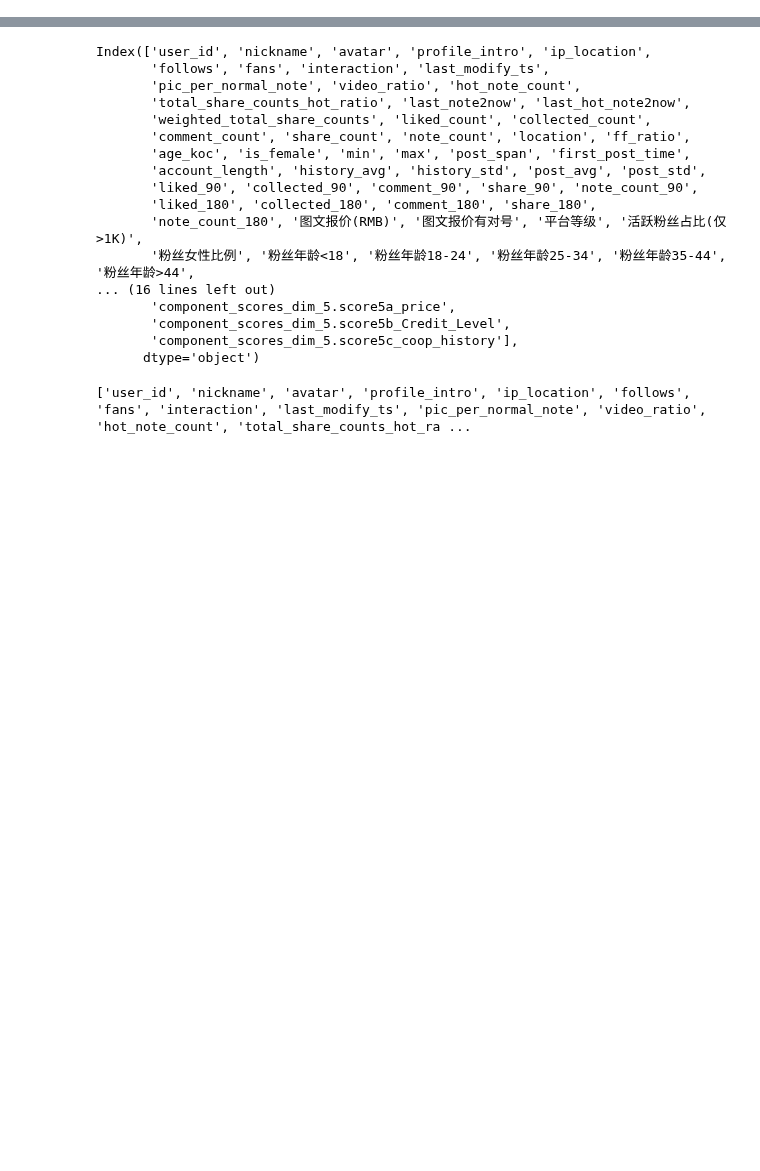
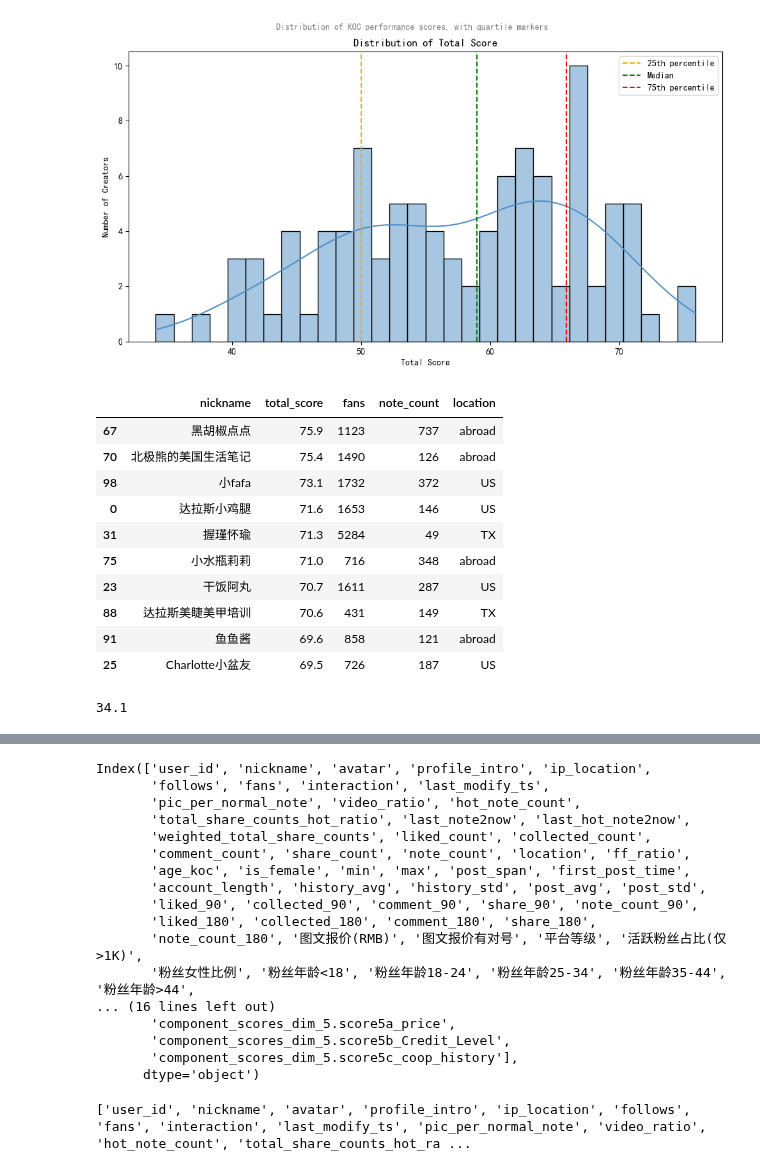
Before and after one commit to Dr-Spicy/MF_KOC, a Jupyter notebook: EDA/eda_xh1_4.ipynb, the cells around one changed output, grey strips where cells are left out. Saved outputs shown, nothing was run; the diff lists cells and outputs as text; code cells hidden in the pictures; blank space fills up the shorter version.

```diff
--- a/EDA/eda_xh1_4.ipynb
+++ b/EDA/eda_xh1_4.ipynb
@@ -10,6 +10,48 @@ preferred_fonts = ['Microsoft YaHei', 'PingFang SC', 'Arial Unicode MS', 'Noto S
 plt.rcParams['axes.unicode_minus'] = False
 plt.rcParams['font.family'] = ['sans-serif']
 plt.rcParams['font.sans-serif'] = ['SimHei']  # 可替换为 'Arial Unicode MS' 或 'Microsoft YaHei'
+# %%
+df_creator = pd.read_json('F:\Data Storage\MF_KOC\Data\KOC_final4LLM\creator_final.json')
+# Plot the distribution of total_score
+plt.figure(figsize=(10, 6))
+sns.histplot(df_creator['total_score'].dropna(), bins=30, kde=True, color='#4F8FC5')
+q1, q2, q3 = np.percentile(df_creator['total_score'].dropna(), [25, 50, 75])
+plt.axvline(q1, color='orange', linestyle='--', label='25th percentile')
+plt.axvline(q2, color='green', linestyle='--', label='Median')
+plt.axvline(q3, color='red', linestyle='--', label='75th percentile')
+plt.title('Distribution of Total Score')
+plt.xlabel('Total Score')
+plt.ylabel('Number of Creators')
+plt.legend()
+plt.suptitle('Distribution of KOC performance scores, with quartile markers',
+             fontsize=10, color='gray', y=0.92)
+plt.tight_layout(rect=[0, 0, 1, 0.95])
+plt.show()
+
+# Find and display top 10 creators with highest total_score
+top_creators = df_creator.sort_values('total_score', ascending=False).head(10)
+display_cols = ['nickname', 'total_score', 'fans', 'note_count', 'location']
+# Only display columns that exist in the dataframe
+display_cols = [col for col in display_cols if col in top_creators.columns]
+top_creators[display_cols]
+# %% [output]
+[figure, added]
+|  | nickname | total_score | fans | note_count | location |
+| 67 | 黑胡椒点点 | 75.9 | 1123 | 737 | abroad |
+| 70 | 北极熊的美国生活笔记 | 75.4 | 1490 | 126 | abroad |
+| 98 | 小fafa | 73.1 | 1732 | 372 | US |
+| 0 | 达拉斯小鸡腿 | 71.6 | 1653 | 146 | US |
+| 31 | 握瑾怀瑜 | 71.3 | 5284 | 49 | TX |
+| 75 | 小水瓶莉莉 | 71.0 | 716 | 348 | abroad |
+| 23 | 干饭阿丸 | 70.7 | 1611 | 287 | US |
+| 88 | 达拉斯美睫美甲培训 | 70.6 | 431 | 149 | TX |
+| 91 | 鱼鱼酱 | 69.6 | 858 | 121 | abroad |
+| 25 | Charlotte小盆友 | 69.5 | 726 | 187 | US |
+# %%
+# minimal value of total_score
+df_creator['total_score'].min()
+# %% [output]
+34.1
 # %%
 df_creator = pd.read_json('C:/Users/17373/codepath/MeetFresh/EDA_stakeholder/creator_final.json')
 df_creator.head(10).T
```
Also changed, not shown: parts of 1 cell of this notebook, 2 other files.
